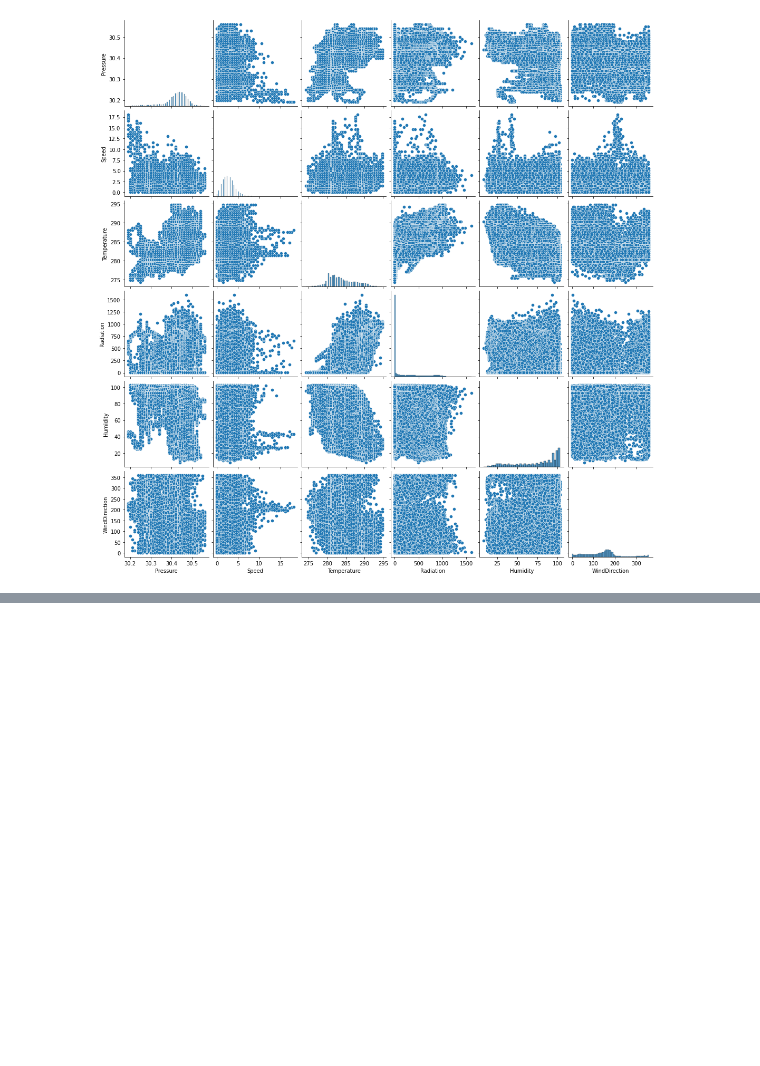
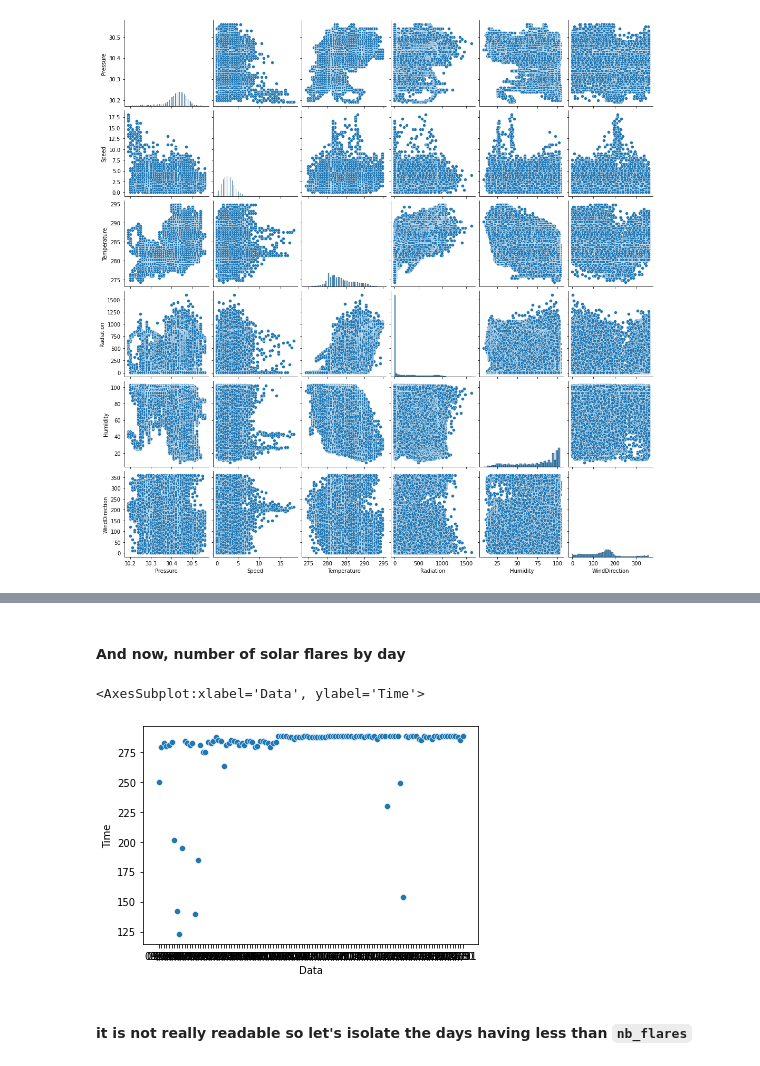
Before and after one commit to GBernard314/supreme-lamp, a Jupyter notebook: flare_analysis.ipynb, the cells around one changed output, grey strips where cells are left out. Drawn from its saved outputs; the diff is of its cells as text; code cells hidden in the pictures; blank space fills up the shorter version.

```diff
--- a/flare_analysis.ipynb
+++ b/flare_analysis.ipynb
@@ -99,0 +117,3 @@ sns.pairplot(df, vars=["Pressure", "Speed", "Temperature", "Radiation", "Humidit
+# %%
+df_day = df.sort_values('Data').groupby('Data')['Time'].nunique()
+df_day
@@ -99,0 +134,9 @@ sns.pairplot(df, vars=["Pressure", "Speed", "Temperature", "Radiation", "Humidit
+# %% [markdown]
+#### And now, number of solar flares by day
+# %%
+sns.scatterplot(data=df_day)
+# %% [output]
+<AxesSubplot:xlabel='Data', ylabel='Time'>
+[figure, added]
+# %% [markdown]
+#### it is not really readable so let's isolate the days having less than `nb_flares`
```
Also changed, not shown: parts of 10 cells of this notebook.
